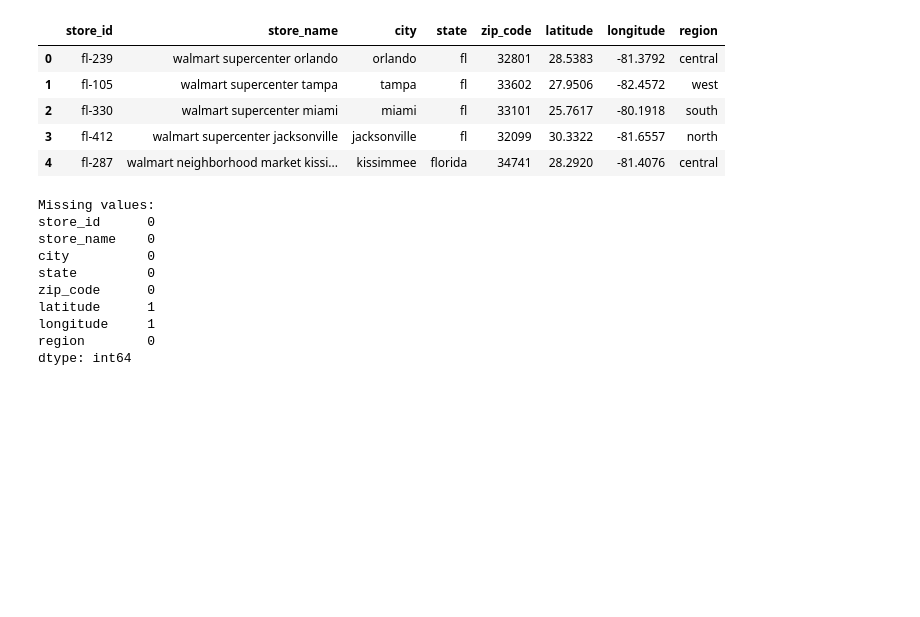
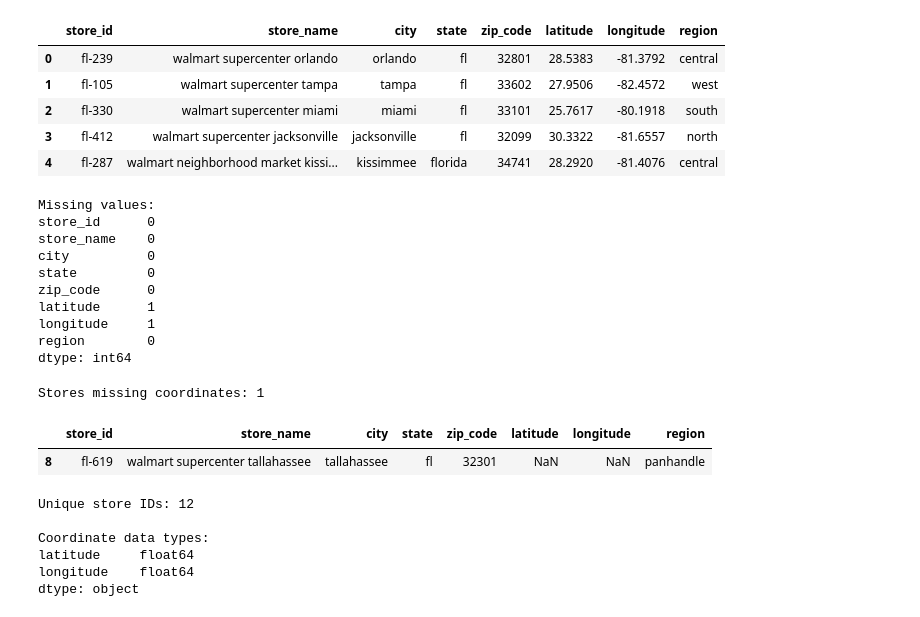
Before and after one commit to ekee7/walmart-hurricane-project, a Jupyter notebook: Walmart_Midterm_Notebook_(DS_2002).ipynb, the cells around one changed output. Cells and saved outputs as stored; diff of their text form; code cells hidden in the pictures; blank space fills up the shorter version.

```diff
--- a/Walmart_Midterm_Notebook_(DS_2002).ipynb
+++ b/Walmart_Midterm_Notebook_(DS_2002).ipynb
@@ -892,3 +892,28 @@ latitude      1
 longitude     1
 region        0
 dtype: int64
+# %%
+# Find stores that are missing latitude or longitude
+missing_locations = df_store[
+    df_store['latitude'].isna() |
+    df_store['longitude'].isna()
+]
+print("Stores missing coordinates:", len(missing_locations))
+display(missing_locations)
+
+# Check how many unique store IDs we have
+print("Unique store IDs:", df_store['store_id'].nunique())
+
+# Check whether the valid coordinates are numeric
+print("\nCoordinate data types:")
+print(df_store[['latitude', 'longitude']].dtypes)
+# %% [output]
+Stores missing coordinates: 1
+|  | store_id | store_name | city | state | zip_code | latitude | longitude | region |
+| 8 | fl-619 | walmart supercenter tallahassee | tallahassee | fl | 32301 | NaN | NaN | panhandle |
+Unique store IDs: 12
+
+Coordinate data types:
+latitude     float64
+longitude    float64
+dtype: object
```
Also changed, not shown: parts of 9 cells of this notebook.
